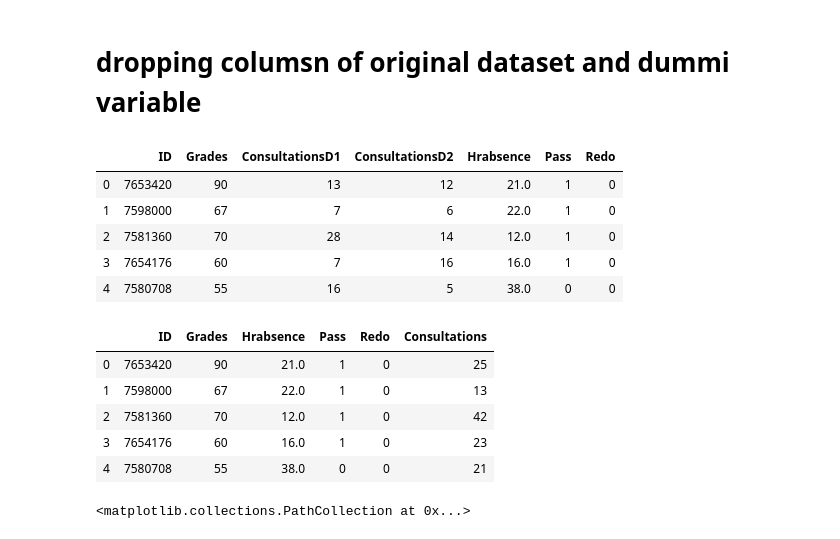
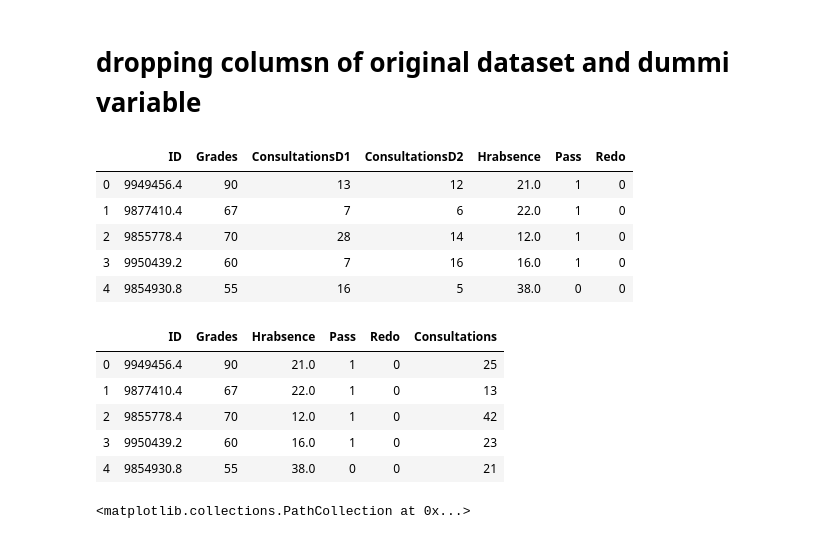
Before and after one commit to bayyaraghu/Usecase, a Jupyter notebook: Untitled1.ipynb, the cells around one changed output. Drawn from its saved outputs; the diff is of its cells as text; code cells hidden in the pictures.

```diff
--- a/Untitled1.ipynb
+++ b/Untitled1.ipynb
@@ -177,16 +145,16 @@ merged['ID'] = merged['ID'] * 2
 # %% [markdown]
 # dropping columsn of original dataset and dummi variable
 # %%
-stdfinal = merged.drop(['Finalgrades', 'Retake', 'Name'], axis='columns')
+stdfinal = merged.drop(['Finalgrades', 'Retake'], axis='columns')
 
 stdfinal.head()
 # %% [output]
 |  | ID | Grades | ConsultationsD1 | ConsultationsD2 | Hrabsence | Pass | Redo |
-| 0 | 7653420 | 90 | 13 | 12 | 21.0 | 1 | 0 |
-| 1 | 7598000 | 67 | 7 | 6 | 22.0 | 1 | 0 |
-| 2 | 7581360 | 70 | 28 | 14 | 12.0 | 1 | 0 |
-| 3 | 7654176 | 60 | 7 | 16 | 16.0 | 1 | 0 |
-| 4 | 7580708 | 55 | 16 | 5 | 38.0 | 0 | 0 |
+| 0 | 9949456.4 | 90 | 13 | 12 | 21.0 | 1 | 0 |
+| 1 | 9877410.4 | 67 | 7 | 6 | 22.0 | 1 | 0 |
+| 2 | 9855778.4 | 70 | 28 | 14 | 12.0 | 1 | 0 |
+| 3 | 9950439.2 | 60 | 7 | 16 | 16.0 | 1 | 0 |
+| 4 | 9854930.8 | 55 | 16 | 5 | 38.0 | 0 | 0 |
 # %%
 stdfinal['Consultations'] = (stdfinal['ConsultationsD1'] + stdfinal['ConsultationsD2'] )
 # %%
@@ -194,11 +162,11 @@ stdfinal2 = stdfinal.drop(['ConsultationsD1', 'ConsultationsD2'], axis='columns'
 stdfinal2.head()
 # %% [output]
 |  | ID | Grades | Hrabsence | Pass | Redo | Consultations |
-| 0 | 7653420 | 90 | 21.0 | 1 | 0 | 25 |
-| 1 | 7598000 | 67 | 22.0 | 1 | 0 | 13 |
-| 2 | 7581360 | 70 | 12.0 | 1 | 0 | 42 |
-| 3 | 7654176 | 60 | 16.0 | 1 | 0 | 23 |
-| 4 | 7580708 | 55 | 38.0 | 0 | 0 | 21 |
+| 0 | 9949456.4 | 90 | 21.0 | 1 | 0 | 25 |
+| 1 | 9877410.4 | 67 | 22.0 | 1 | 0 | 13 |
+| 2 | 9855778.4 | 70 | 12.0 | 1 | 0 | 42 |
+| 3 | 9950439.2 | 60 | 16.0 | 1 | 0 | 23 |
+| 4 | 9854930.8 | 55 | 38.0 | 0 | 0 | 21 |
 # %%
 plt.scatter(stdfinal2['Grades'], stdfinal2['Consultations'])
 # %% [output]
```
Also changed, not shown: parts of 14 cells of this notebook, 3 other files.
